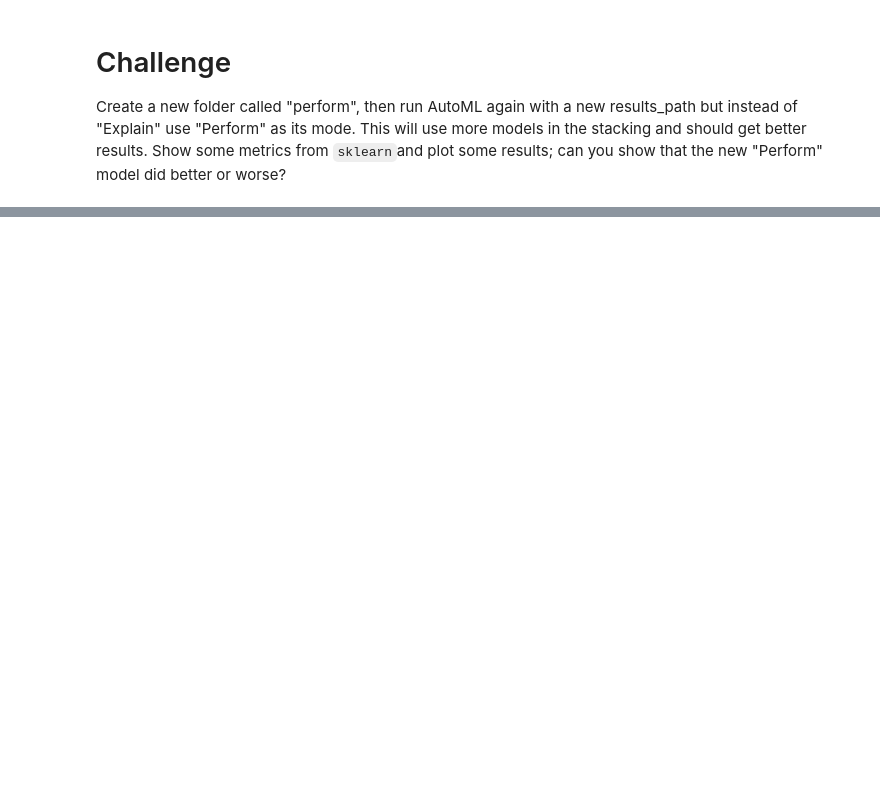
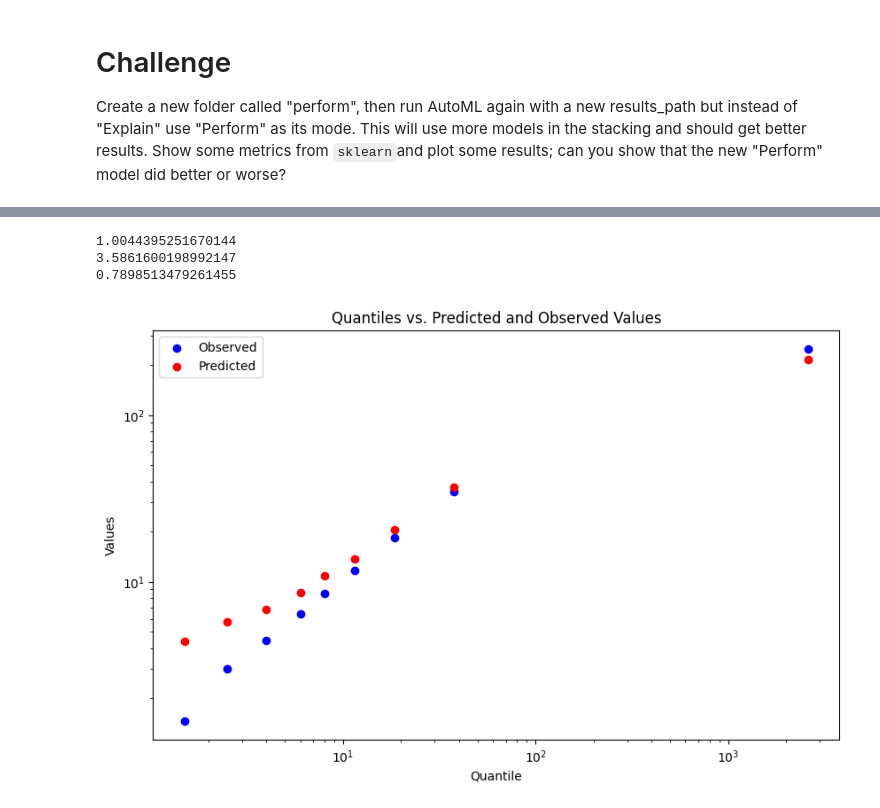
Before and after one commit to blossomsu/CASA0025Building_Spatial_Applications_with_Big_Data, a Jupyter notebook: automl/automl.ipynb, the cells around one changed output, grey strips where cells are left out. Saved outputs shown, nothing was run; the diff lists cells and outputs as text; code cells hidden in the pictures; blank space fills up the shorter version.

```diff
--- a/automl/automl.ipynb
+++ b/automl/automl.ipynb
@@ -178,3 +170,15 @@ plt.show()
 # Challenge
 
 Create a new folder called "perform", then run AutoML again with a new results_path but instead of "Explain" use "Perform" as its mode. This will use more models in the stacking and should get better results. Show some metrics from `sklearn`and plot some results; can you show that the new "Perform" model did better or worse?
+# %%
+# create training and testing data
+from sklearn.model_selection import train_test_split
+X_train, X_test, y_train, y_test = train_test_split(
+    # we are going to throw out the first 2 columns
+    df[df.columns[3:]], df["F_ij"], test_size=0.25 #75% 数据训练，25% 数据测试
+)
+
+# the results_path should point to a folder that you have already created to store the model results
+automl = AutoML(results_path="drive/MyDrive/urbansim/perform", mode='Perform')
+# fit the model
+automl.fit(X_train, y_train)
@@ -180,0 +204,49 @@ Create a new folder called "perform", then run AutoML again with a new results_p
+# %%
+# let's store predictions
+y_pred = automl.predict(X_test)
+# %%
+from sklearn.metrics import mean_absolute_percentage_error, median_absolute_error, r2_score
+# percent error
+print(mean_absolute_percentage_error(y_test, y_pred))
+# absolute error
+print(median_absolute_error(y_test, y_pred))
+# r-squared
+print(r2_score(y_test, y_pred))
+# %% [output]
+1.0044395251670144
+3.5861600198992147
+0.7898513479261455
+# %%
+# bin the predictions so we can see which parts of the distribution we are predicting best with
+y_eval = pd.DataFrame({'y_pred': y_pred, 'y_test': y_test})
+y_eval['quantile'] = pd.qcut(y_eval['y_test'], 10, duplicates='drop')
+y_eval['quantile'] = y_eval['quantile'].apply(lambda x: x.mid)
+# %%
+# average error per quantile
+y_tile = y_eval.groupby('quantile', as_index=False).agg({'y_pred': 'mean', 'y_test': 'mean'})
+
+import matplotlib.pyplot as plt
+# sort the DataFrame by decile for plotting
+y_tile.sort_values('quantile', inplace=True)
+
+# create a figure and an axes instance
+fig, ax = plt.subplots(figsize=(10, 6))
+
+# scatter plot for observed values on ax
+ax.scatter(y_tile['quantile'], y_tile['y_test'], color='blue', label='Observed')
+
+# scatter plot for predicted values on ax
+ax.scatter(y_tile['quantile'], y_tile['y_pred'], color='red', label='Predicted')
+
+# adding labels and legend
+ax.set_xlabel('Quantile')
+ax.set_ylabel('Values')
+ax.set_xscale('log')
+ax.set_yscale('log')
+ax.set_title('Quantiles vs. Predicted and Observed Values')
+ax.legend()
+
+# show plot
+plt.show()
+# %% [output]
+[figure, added]
```
Also changed, not shown: parts of 10 cells of this notebook.
